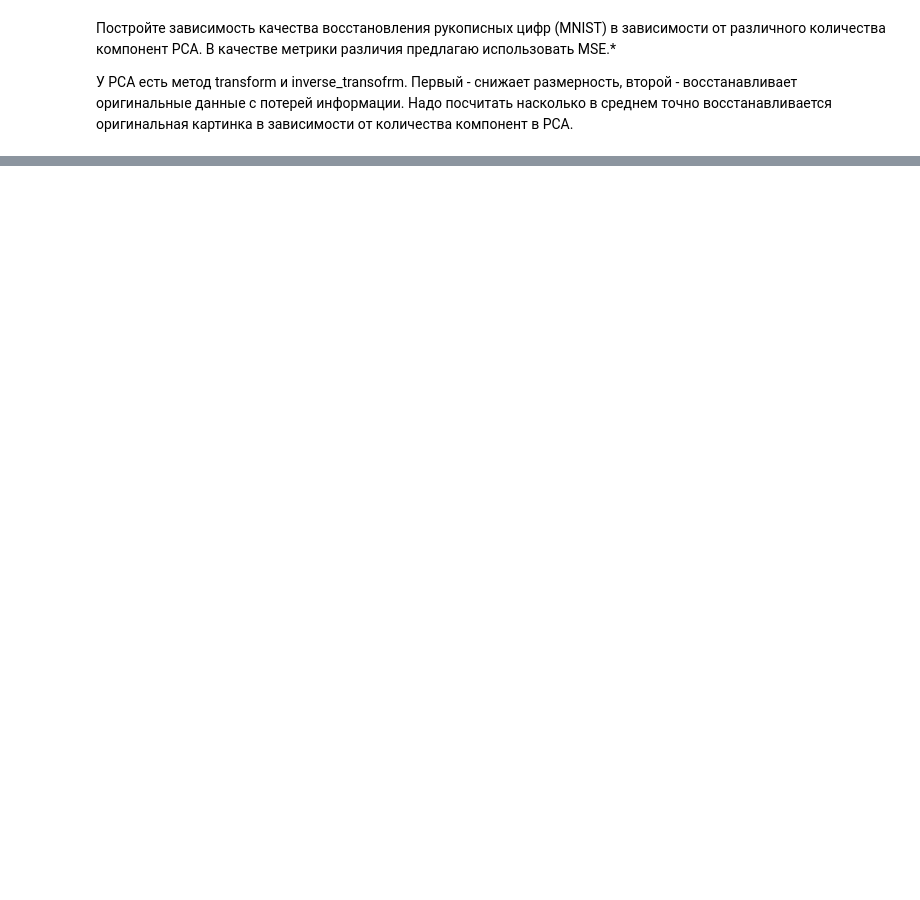
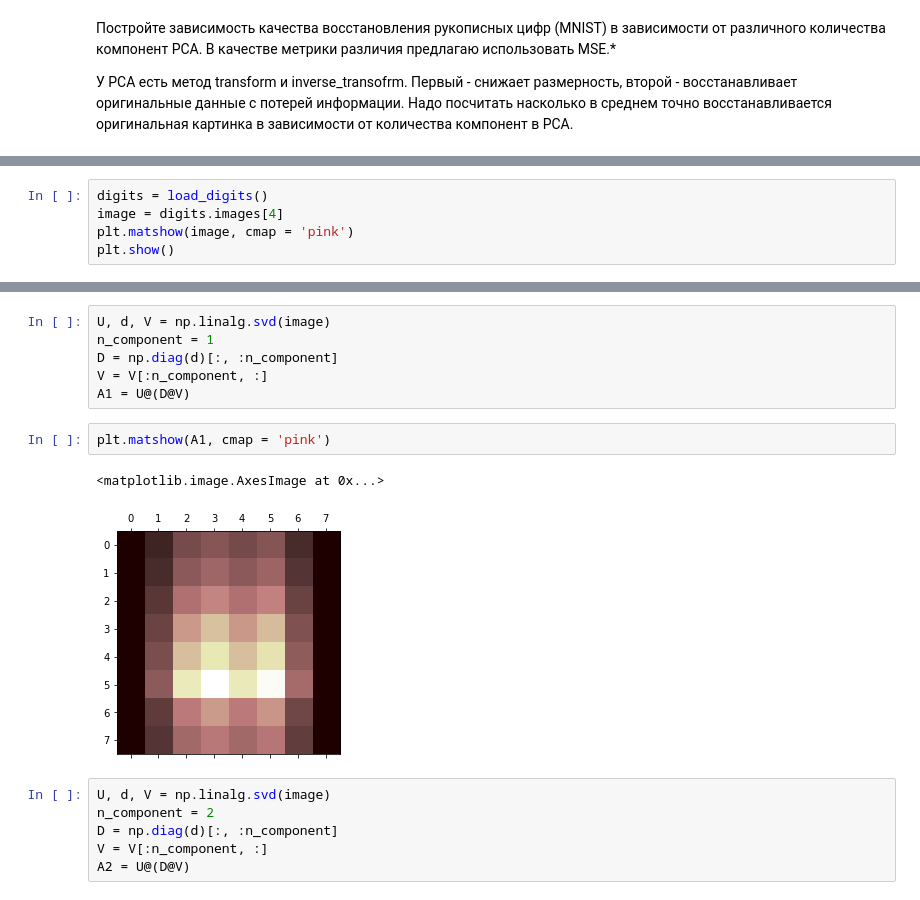
Before and after one commit to Angelisha1/hw_linalg, a Jupyter notebook: Homework_3.ipynb, the cells around one changed output, grey strips where cells are left out. Drawn from its saved outputs; the diff is of its cells as text; blank space fills up the shorter version.

```diff
--- a/Homework_3.ipynb
+++ b/Homework_3.ipynb
@@ -117,0 +81,5 @@ i
+# %%
+digits = load_digits()
+image = digits.images[4]
+plt.matshow(image, cmap = 'pink')
+plt.show()
@@ -117,0 +100,17 @@ i
+# %%
+U, d, V = np.linalg.svd(image)
+n_component = 1
+D = np.diag(d)[:, :n_component]
+V = V[:n_component, :]
+A1 = U@(D@V)
+# %%
+plt.matshow(A1, cmap = 'pink')
+# %% [output]
+<matplotlib.image.AxesImage at 0x...>
+[figure, added]
+# %%
+U, d, V = np.linalg.svd(image)
+n_component = 2
+D = np.diag(d)[:, :n_component]
+V = V[:n_component, :]
+A2 = U@(D@V)
```
Also changed, not shown: parts of 29 cells of this notebook.
